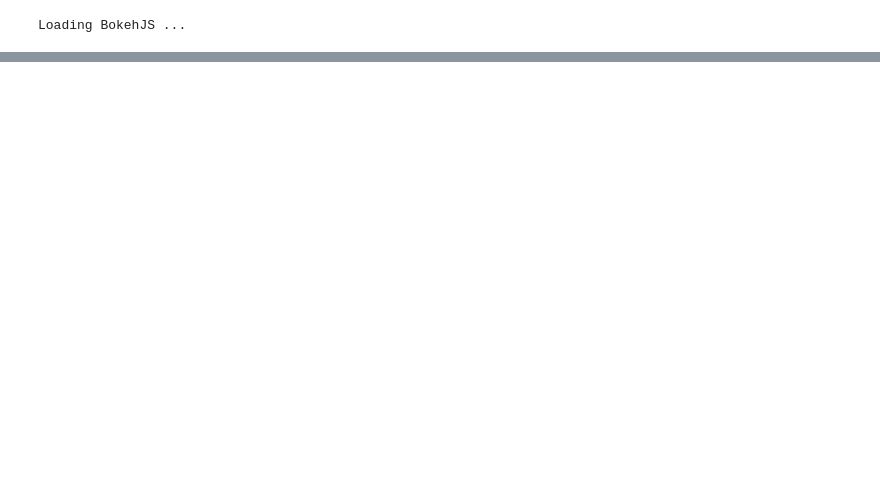
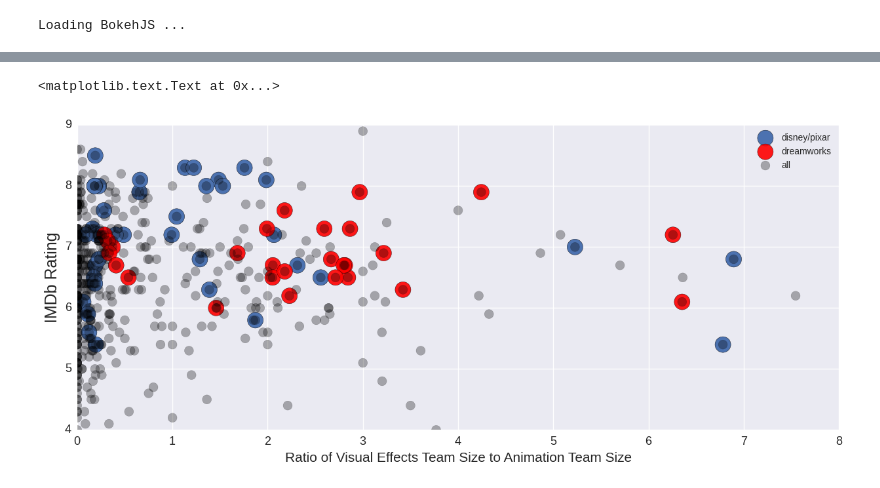
Before and after one commit to irenium/IMDB_scraping, a Jupyter notebook: Bokeh Plots.ipynb, the cells around one changed output, grey strips where cells are left out. Saved outputs shown, nothing was run; the diff lists cells and outputs as text; code cells hidden in the pictures; blank space fills up the shorter version.

```diff
--- a/Bokeh Plots.ipynb
+++ b/Bokeh Plots.ipynb
@@ -88 +46,22 @@ dreamworks = top100[(top100.Studio == "DreamWorks") | (top100.Studio == "DreamWo
+# %%
+allpixar = top500[top500.Studio == "Pixar Animation Studios"]
+alldisney = top500[top500.Studio == "Walt Disney Pictures"]
+alldreamworks = top500[(top500.Studio == "DreamWorks") | (top500.Studio == "DreamWorks Animation")]
+ax = allpixar.plot(x="ratio", y='rating', figsize = (15,6), kind='scatter', marker='o', s=300,
+                               alpha = 1)
+alldisney.plot(x="ratio", y='rating', figsize = (15,6), kind='scatter', marker='o', s=300,
+                          label='disney/pixar', alpha = 1, ax=ax)
+alldreamworks.plot(x="ratio", y='rating', figsize = (15,6), kind='scatter', marker='o', s=300,
+                              color='r', label='dreamworks', alpha = 0.9, ax=ax)
+top500.plot(x="ratio", y='rating', figsize = (15,6), kind='scatter', marker='o', s=100, color='k',
+                          label='all', alpha = 0.3, ax=ax)
+plt.xlabel('Ratio of Visual Effects Team Size to Animation Team Size',fontsize=15)
+plt.xticks(fontsize=13)
+plt.yticks(fontsize=13)
+plt.xlim([0,8])
+plt.ylim([4,9])
+plt.ylabel('IMDb Rating', fontsize=18)
+# %% [output]
+<matplotlib.text.Text at 0x...>
+[figure, added]
 # %%
```
Also changed, not shown: parts of 25 cells of this notebook, 3 other files.
